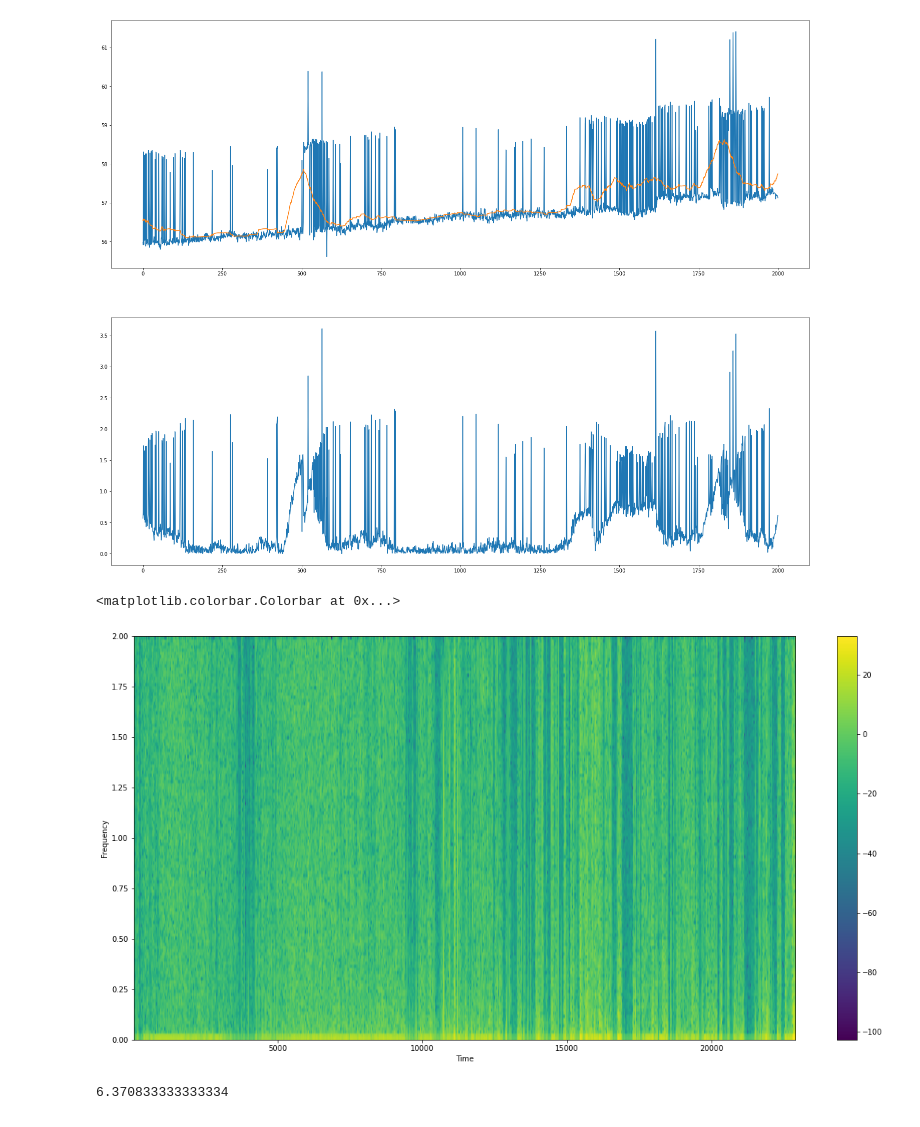
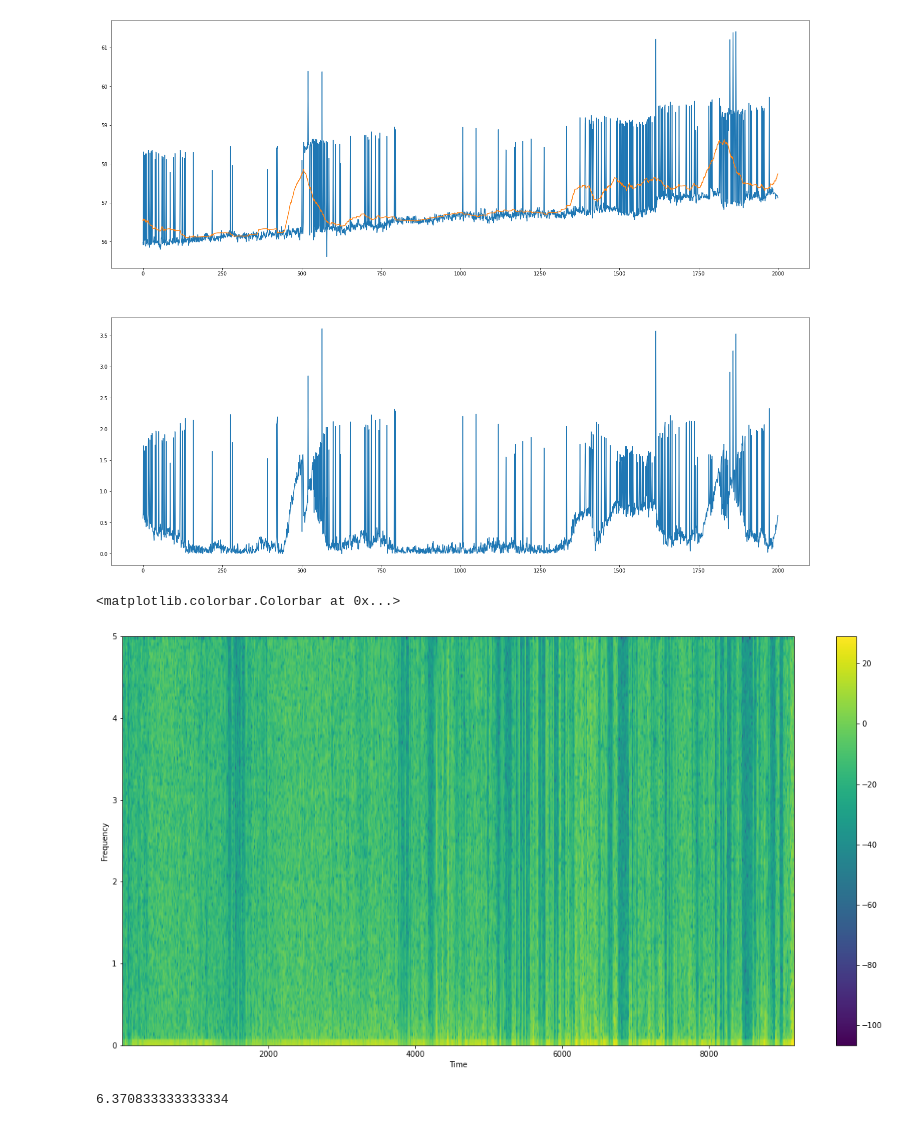
Before and after one commit to jmenzies280/embryo-monitoring, a Jupyter notebook: software/analysis/analysis1.ipynb, the cells around one changed output. Drawn from its saved outputs; the diff is of its cells as text; code cells hidden in the pictures.

```diff
--- a/software/analysis/analysis1.ipynb
+++ b/software/analysis/analysis1.ipynb
@@ -117,13 +153,13 @@ plt.plot(detrended.ROI1[0:maxlen])
 # %%
 #plt.plot(detrended.ROI1[0:3000])
 fig = plt.figure(figsize=[20,10])
-powerSpectrum, frequenciesFound, time, imageAxis = plt.specgram(detrended.ROI1, Fs=4)
+powerSpectrum, frequenciesFound, time, imageAxis = plt.specgram(detrended.ROI1, Fs=10)
 plt.xlabel('Time')
 plt.ylabel('Frequency')
 fig.colorbar(imageAxis)
 # %% [output]
 <matplotlib.colorbar.Colorbar at 0x...>
-[figure, old version]
+[figure, new version]
 # %%
 # %% [output]
 6.370833333333334
```
Also changed, not shown: parts of 6 cells of this notebook, 2 other files.
